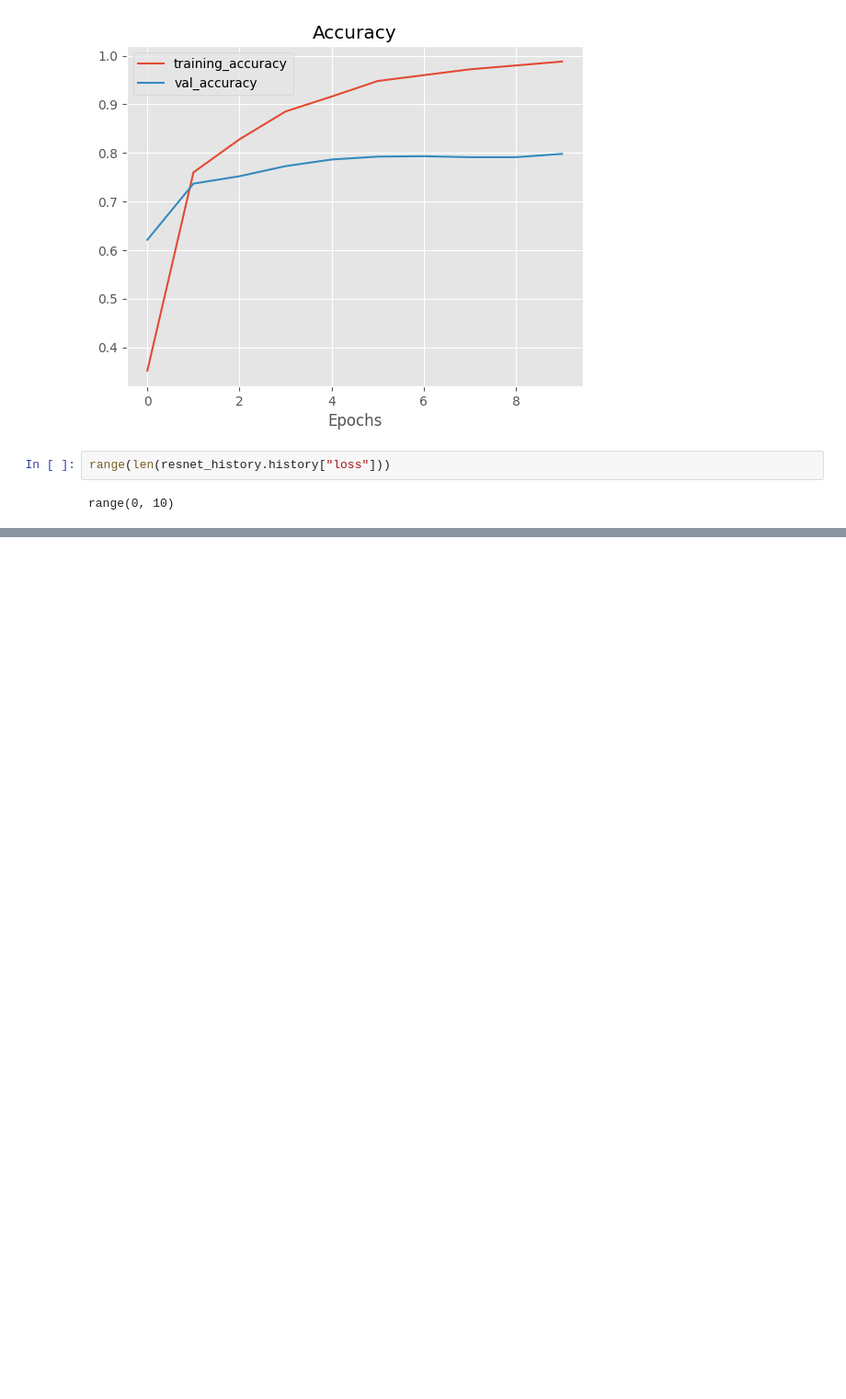
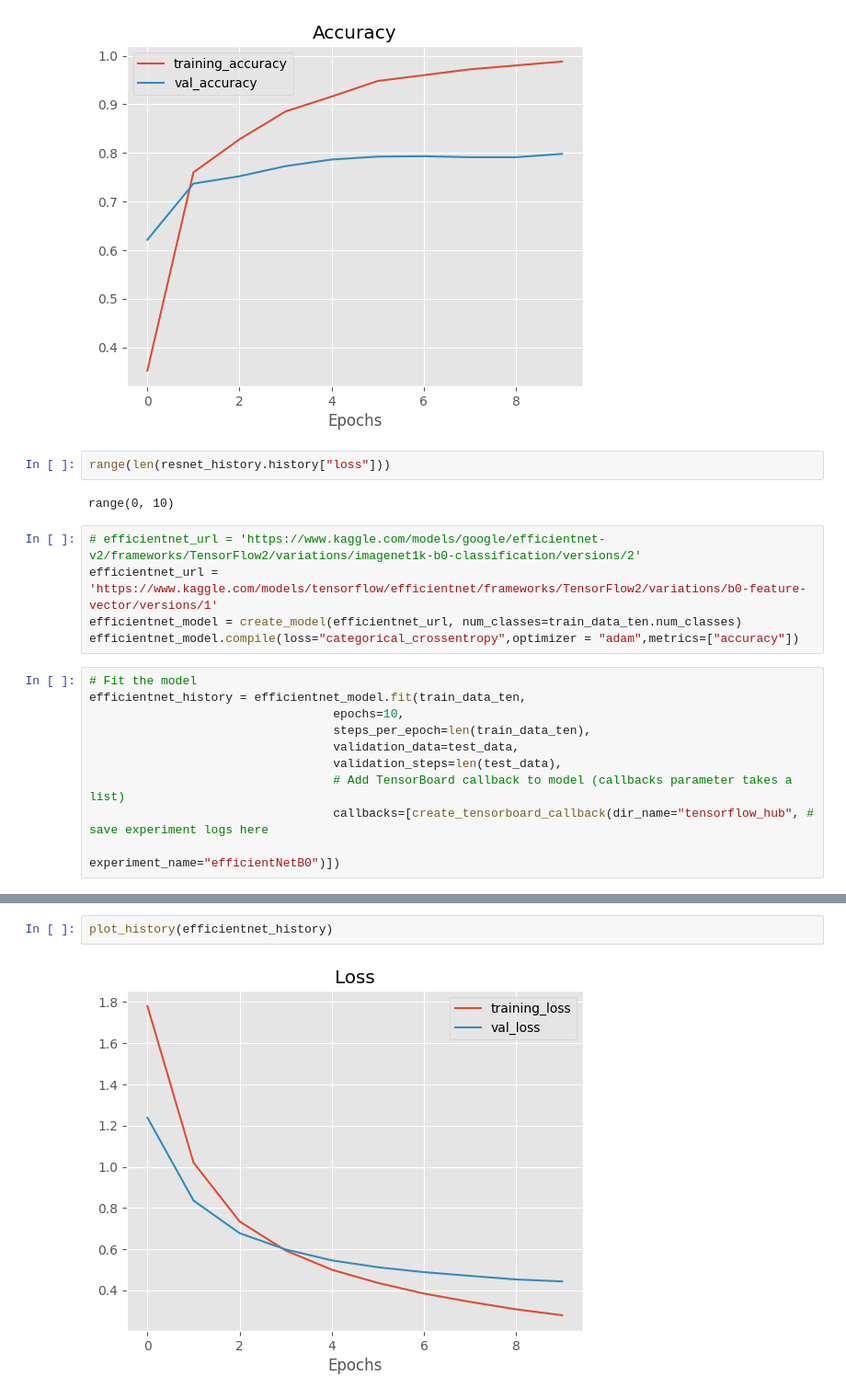
Before and after one commit to dibkb/tensorflow-udemy, a Jupyter notebook: CNN(transfer_learning).ipynb, the cells around one changed output, grey strips where cells are left out. Shown at 92% size. Cells and saved outputs as stored; diff of their text form; blank space fills up the shorter version.

Commit message:
efficient net b0 v1

```diff
--- a/CNN(transfer_learning).ipynb
+++ b/CNN(transfer_learning).ipynb
@@ -167,3 +167,18 @@ plot_history(resnet_history)
 range(len(resnet_history.history["loss"]))
 # %% [output]
 range(0, 10)
+# %%
+# efficientnet_url = 'https://www.kaggle.com/models/google/efficientnet-v2/frameworks/TensorFlow2/variations/imagenet1k-b0-classification/versions/2'
+efficientnet_url = 'https://www.kaggle.com/models/tensorflow/efficientnet/frameworks/TensorFlow2/variations/b0-feature-vector/versions/1'
+efficientnet_model = create_model(efficientnet_url, num_classes=train_data_ten.num_classes)
+efficientnet_model.compile(loss="categorical_crossentropy",optimizer = "adam",metrics=["accuracy"])
+# %%
+# Fit the model
+efficientnet_history = efficientnet_model.fit(train_data_ten,
+                                  epochs=10,
+                                  steps_per_epoch=len(train_data_ten),
+                                  validation_data=test_data,
+                                  validation_steps=len(test_data),
+                                  # Add TensorBoard callback to model (callbacks parameter takes a list)
+                                  callbacks=[create_tensorboard_callback(dir_name="tensorflow_hub", # save experiment logs here
+                                                                         experiment_name="efficientNetB0")])
@@ -169,0 +203,4 @@ range(0, 10)
+# %%
+plot_history(efficientnet_history)
+# %% [output]
+[figure, added]
```
Also changed, not shown: parts of 2 cells of this notebook.
